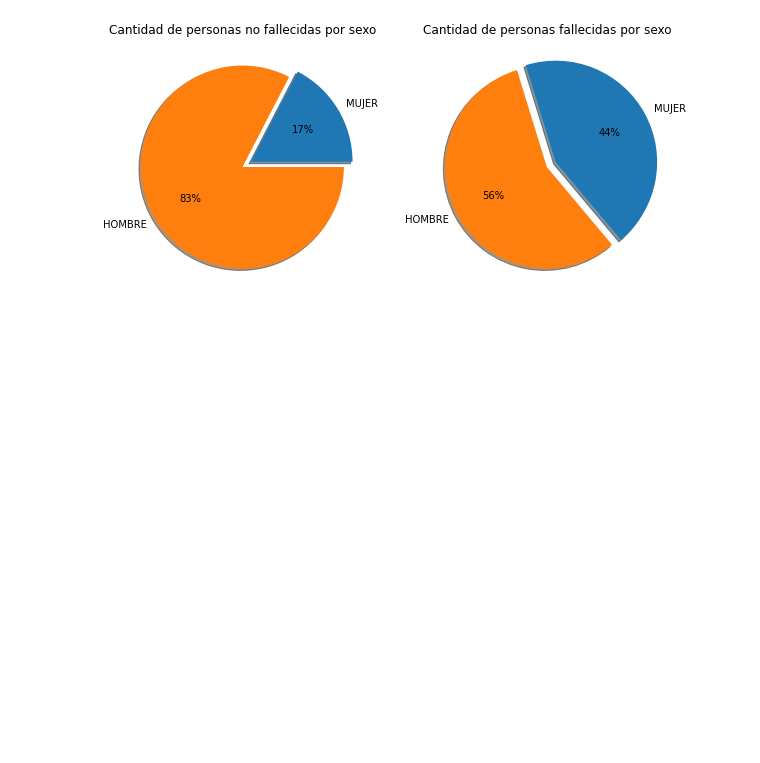
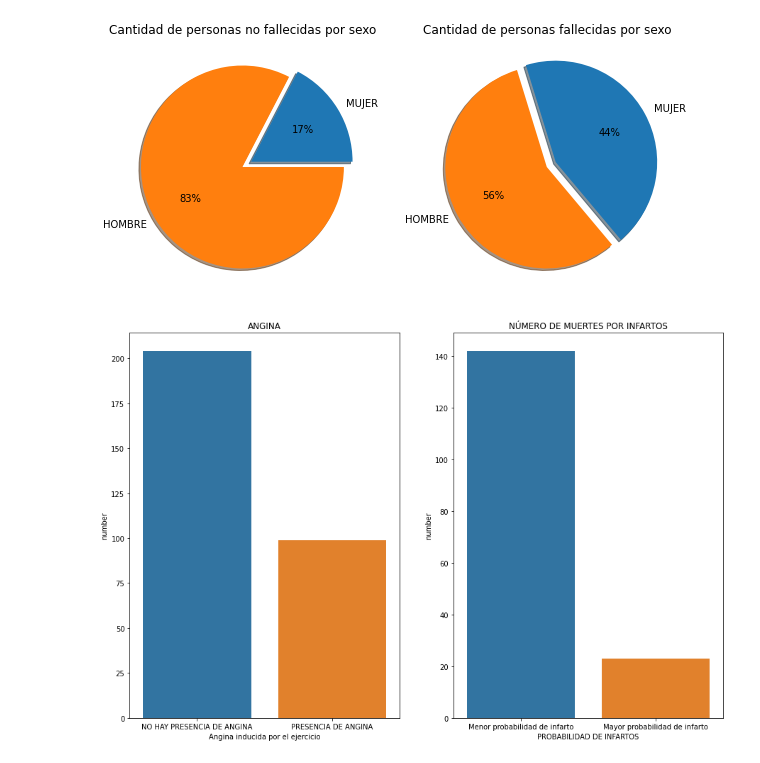
Before and after one commit to FelipeGualdron/Programacion, a Jupyter notebook: Proyecto_final_programacion.ipynb, the cells around one changed output. Drawn from its saved outputs; the diff is of its cells as text; code cells hidden in the pictures; blank space fills up the shorter version.

Commit message:
Probabilidad de infartos en relación a angina inducida por ejercicio

```diff
--- a/Proyecto_final_programacion.ipynb
+++ b/Proyecto_final_programacion.ipynb
@@ -200,3 +200,18 @@ plt.show()
 #las mujeres, la cifra entre el género femenino indica una mayor probabilidad de muerte por ataque al corazón
 # %% [output]
 [figure]
+# %%
+data3=data.groupby(["exng"]).sum().reset_index()[["exng","number"]]
+data4=data[data["output"]==1].groupby(["exng"]).sum().reset_index()[["exng","number"]]
+plt.figure(figsize=(15,10))
+plt.subplot(1,2,1)
+sns.barplot(x=["NO HAY PRESENCIA DE ANGINA","PRESENCIA DE ANGINA"],y=data3.number,data=data3)
+plt.xlabel("Angina inducida por el ejercicio")
+plt.title("ANGINA")
+plt.subplot(1,2,2)
+sns.barplot(x=["Menor probabilidad de infarto","Mayor probabilidad de infarto"],y=data4.number,data=data4)
+plt.xlabel("PROBABILIDAD DE INFARTOS")
+plt.title("NÚMERO DE MUERTES POR INFARTOS")
+plt.show()
+# %% [output]
+[figure, added]
```
